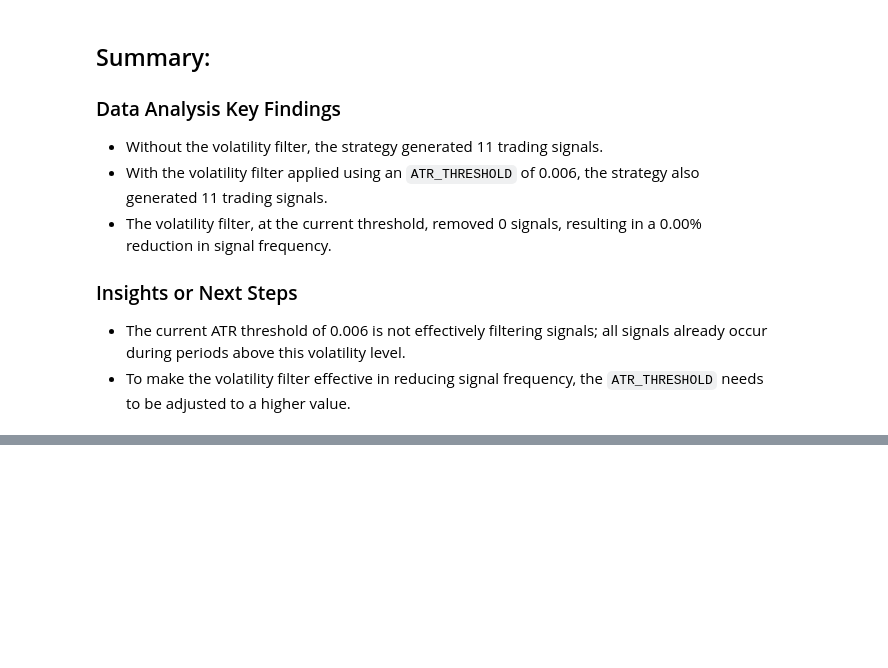
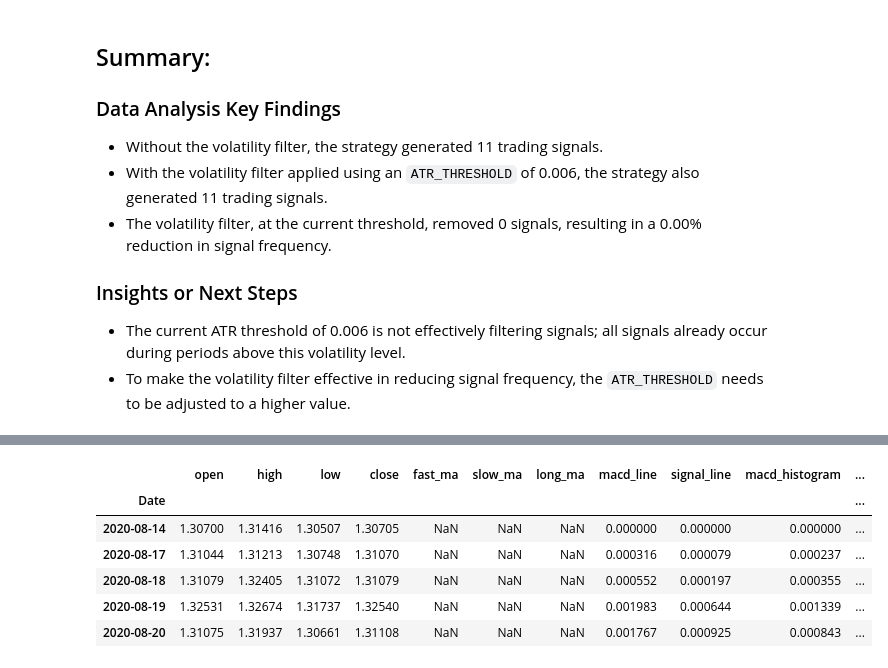
Before and after one commit to abilincoln1/FP-Markets-AI-Trader-, a Jupyter notebook: NMC_Bot.ipynb, the cells around one changed output, grey strips where cells are left out. Saved outputs shown, nothing was run; the diff lists cells and outputs as text; code cells hidden in the pictures; blank space fills up the shorter version.

```diff
--- a/NMC_Bot.ipynb
+++ b/NMC_Bot.ipynb
@@ -2480,0 +2956,93 @@ Consider adjusting the ATR_THRESHOLD to a higher value if the goal is to reduce
+# %%
+import pandas as pd
+import numpy as np
+
+# --- Step 1: Prepare Data for LSTM - Part 1: Load Data and Calculate Features ---
+
+# Configuration
+DATA_FILEPATH = '/content/GBPUSD.csv'
+FAST_MA_PERIOD = 8 # Using periods from last strategy refinement
+SLOW_MA_PERIOD = 21 # Using periods from last strategy refinement
+LONG_MA_PERIOD = 50 # Using periods from last strategy refinement
+
+# MACD Parameters
+FAST_EMA_PERIOD = 10
+SLOW_EMA_PERIOD = 20
+SIGNAL_EMA_PERIOD = 7
+
+# RSI Parameters
+RSI_PERIOD = 14
+
+# ATR Parameters (needed for calculation even if not using as filter)
+ATR_PERIOD = 14
+
+
+# --- Data Loading ---
+try:
+    # Load data and set Date as index
+    df_lstm = pd.read_csv(DATA_FILEPATH, parse_dates=['Date'], index_col='Date')
+    # Ensure column names are consistent
+    df_lstm.columns = [col.lower() for col in df_lstm.columns]
+    print(f"Successfully loaded data from {DATA_FILEPATH}. Shape: {df_lstm.shape}")
+    print("Columns:", df_lstm.columns.tolist())
+
+    # Ensure necessary columns exist and are numeric
+    required_cols = ['open', 'high', 'low', 'close']
+    if not all(col in df_lstm.columns and pd.api.types.is_numeric_dtype(df_lstm[col]) for col in required_cols):
+         raise ValueError(f"DataFrame must contain numeric '{required_cols}' columns.")
+
+
+    # --- Feature Engineering: Calculate Technical Indicators ---
+    # We'll calculate the same indicators used in the previous strategy as potential features for the LSTM.
+
+    # Moving Averages
+    df_lstm['fast_ma'] = df_lstm['close'].rolling(window=FAST_MA_PERIOD).mean()
+    df_lstm['slow_ma'] = df_lstm['close'].rolling(window=SLOW_MA_PERIOD).mean()
+    df_lstm['long_ma'] = df_lstm['close'].rolling(window=LONG_MA_PERIOD).mean()
+
+    # MACD
+    df_lstm['fast_ema'] = df_lstm['close'].ewm(span=FAST_EMA_PERIOD, adjust=False).mean()
+    df_lstm['slow_ema'] = df_lstm['close'].ewm(span=SLOW_EMA_PERIOD, adjust=False).mean()
+    df_lstm['macd_line'] = df_lstm['fast_ema'] - df_lstm['slow_ema']
+    df_lstm['signal_line'] = df_lstm['macd_line'].ewm(span=SIGNAL_EMA_PERIOD, adjust=False).mean()
+    df_lstm['macd_histogram'] = df_lstm['macd_line'] - df_lstm['signal_line']
+
+    # RSI
+    delta = df_lstm['close'].diff()
+    gains = delta.copy()
+    losses = delta.copy()
+    gains[gains < 0] = 0
+    losses[losses > 0] = 0
+    average_gain = gains.ewm(span=RSI_PERIOD, adjust=False).mean()
+    average_loss = abs(losses.ewm(span=RSI_PERIOD, adjust=False).mean())
+    rs = average_gain / average_loss.replace(0, np.nan)
+    df_lstm['rsi'] = np.where(rs.notna(), 100 - (100 / (1 + rs)), np.nan)
+
+    # ATR
+    df_lstm['high-low'] = df_lstm['high'] - df_lstm['low']
+    df_lstm['high-prev_close'] = abs(df_lstm['high'] - df_lstm['close'].shift(1))
+    df_lstm['low-prev_close'] = abs(df_lstm['low'] - df_lstm['close'].shift(1))
+    df_lstm['true_range'] = df_lstm[['high-low', 'high-prev_close', 'low-prev_close']].max(axis=1)
+    df_lstm['atr'] = df_lstm['true_range'].ewm(span=ATR_PERIOD, adjust=False).mean()
+
+
+    # Drop intermediate columns used for calculation
+    df_lstm = df_lstm.drop(columns=['fast_ema', 'slow_ema', 'high-low', 'high-prev_close', 'low-prev_close', 'true_range'])
+
+    # Display the DataFrame with calculated features
+    print("\nDataFrame with features calculated for LSTM input:")
+    display(df_lstm.head())
+    display(df_lstm.tail())
+    print("\nColumns in feature DataFrame:", df_lstm.columns.tolist())
+
+
+except FileNotFoundError:
+    print(f"Error: Data file not found at {DATA_FILEPATH}")
+    df_lstm = None
+except ValueError as ve:
+    print(f"Data Error: {ve}")
+    df_lstm = None
+except Exception as e:
+    print(f"An error occurred during data loading or feature calculation: {e}")
+    df_lstm = None
+# %% [output]
@@ -2480,0 +3053,7 @@ Consider adjusting the ATR_THRESHOLD to a higher value if the goal is to reduce
+|  | open | high | low | close | fast_ma | slow_ma | long_ma | macd_line | signal_line | macd_histogram | ... |
+| Date |  |  |  |  |  |  |  |  |  |  | ... |
+| 2020-08-14 | 1.30700 | 1.31416 | 1.30507 | 1.30705 | NaN | NaN | NaN | 0.000000 | 0.000000 | 0.000000 | ... |
+| 2020-08-17 | 1.31044 | 1.31213 | 1.30748 | 1.31070 | NaN | NaN | NaN | 0.000316 | 0.000079 | 0.000237 | ... |
+| 2020-08-18 | 1.31079 | 1.32405 | 1.31072 | 1.31079 | NaN | NaN | NaN | 0.000552 | 0.000197 | 0.000355 | ... |
+| 2020-08-19 | 1.32531 | 1.32674 | 1.31737 | 1.32540 | NaN | NaN | NaN | 0.001983 | 0.000644 | 0.001339 | ... |
+| 2020-08-20 | 1.31075 | 1.31937 | 1.30661 | 1.31108 | NaN | NaN | NaN | 0.001767 | 0.000925 | 0.000843 | ... |
```
Also changed, not shown: parts of 33 cells of this notebook.
